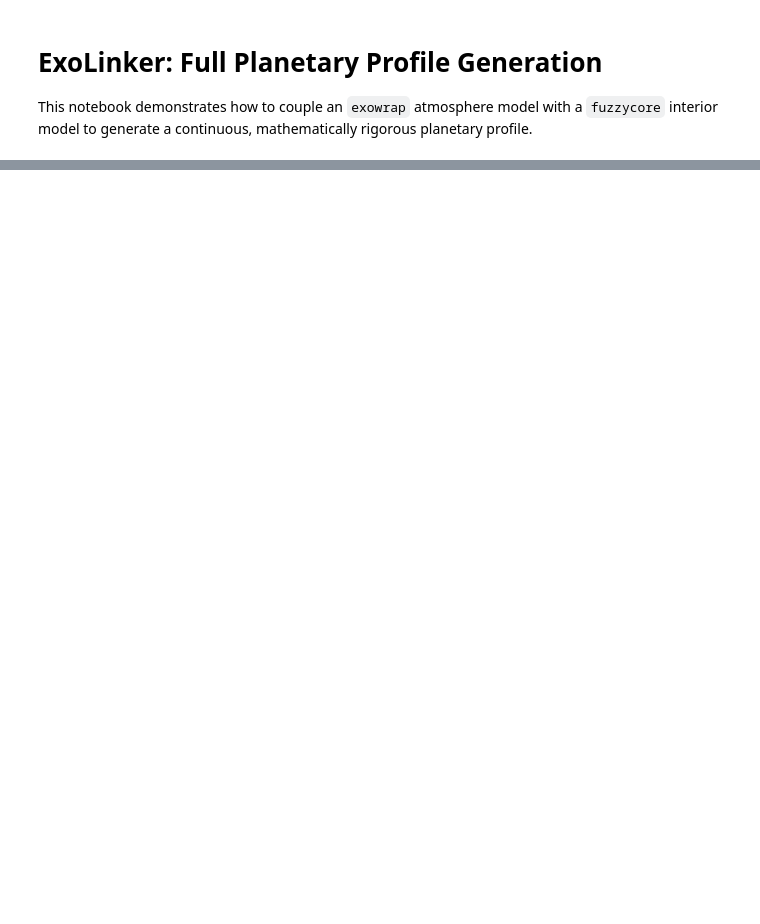
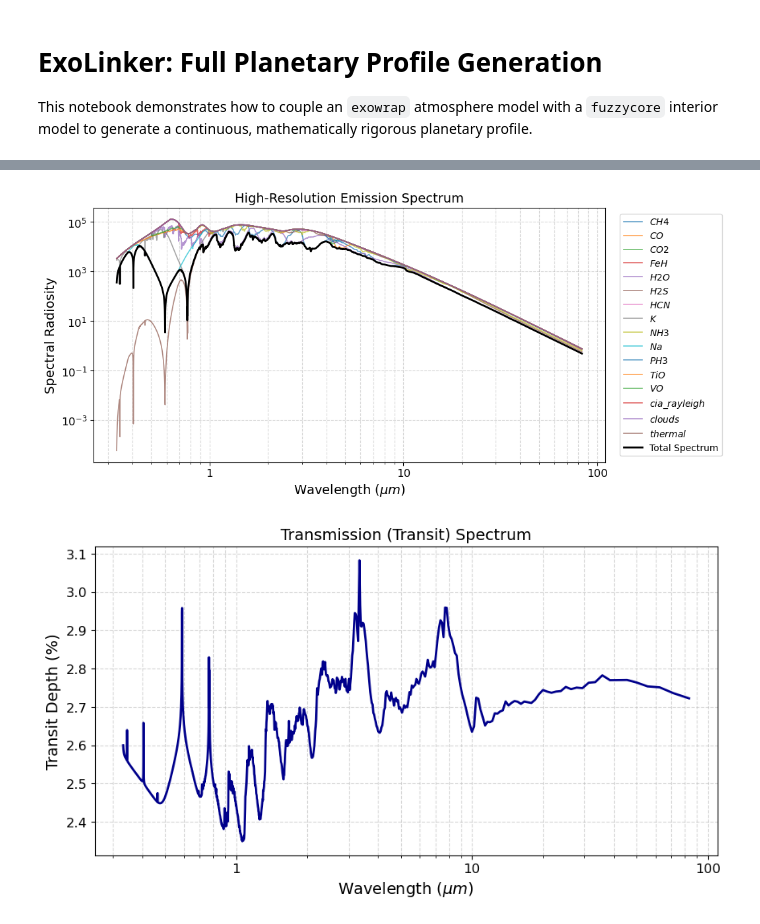
Before and after one commit to ChristianSWilkinson/exoweave, a Jupyter notebook: notebooks/test_exoweave.ipynb, the cells around one changed output, grey strips where cells are left out. Drawn from its saved outputs; the diff is of its cells as text; code cells hidden in the pictures; blank space fills up the shorter version.

```diff
--- a/notebooks/test_exoweave.ipynb
+++ b/notebooks/test_exoweave.ipynb
@@ -223,0 +222,31 @@ else:
+# %%
+import matplotlib.pyplot as plt
+from exowrap.plotting import plot_emission_spectrum, plot_transmission_spectrum
+
+if results['status'] == 'converged':
+    atm_df = results['atmosphere_raw']
+
+    # 1. Plot the Emission Spectrum (with individual molecular contributions)
+    fig1, ax1 = plt.subplots(figsize=(10, 5))
+    plot_emission_spectrum(
+        results_df=atm_df,
+        ax=ax1,
+        title="High-Resolution Emission Spectrum",
+        color="black",
+        contributions=True  # Turns on the background molecular lines!
+    )
+    plt.show()
+
+    # 2. Plot the Transmission Spectrum
+    fig2, ax2 = plt.subplots(figsize=(10, 5))
+    plot_transmission_spectrum(
+        results_df=atm_df,
+        ax=ax2,
+        title="Transmission (Transit) Spectrum",
+        color="darkblue",
+        contributions=False
+    )
+    plt.show()
+# %% [output]
+[figure, added]
+[figure, added]
```
Also changed, not shown: parts of 7 cells of this notebook, 6 other files.
